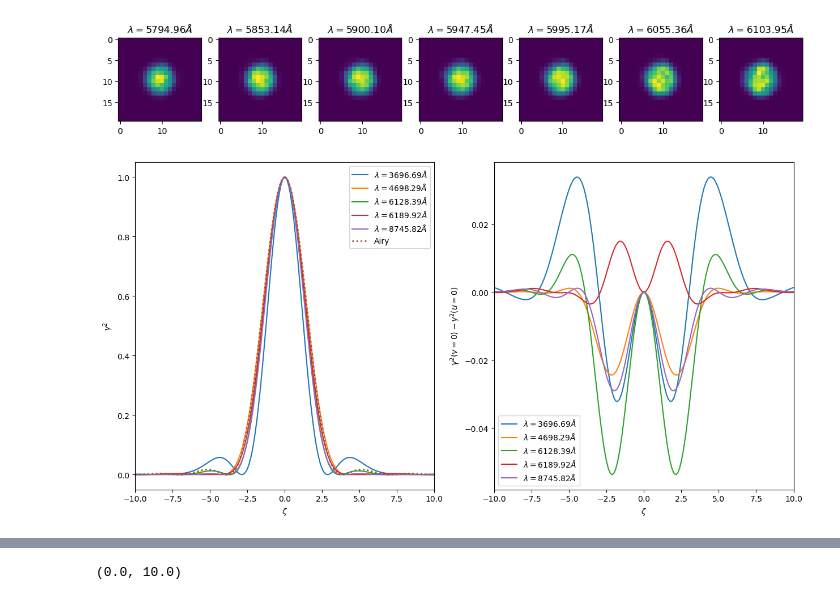
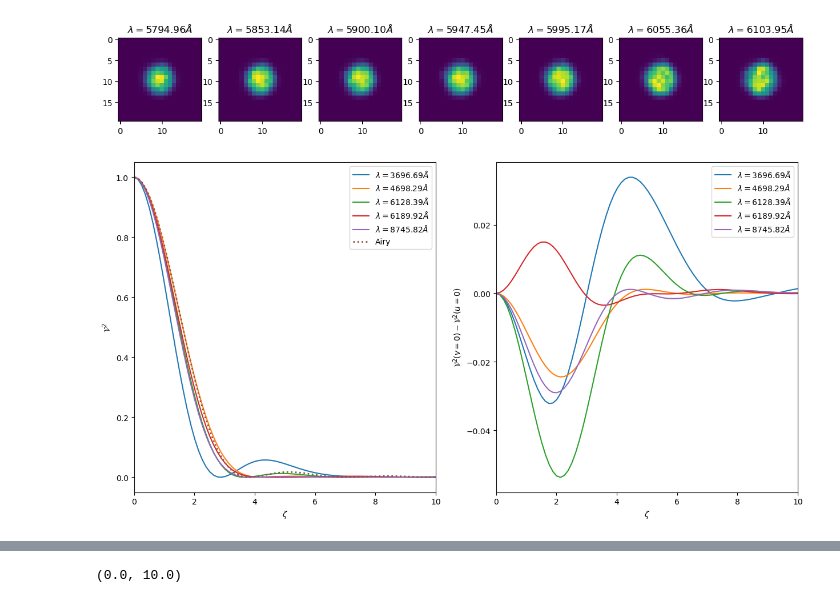
Before and after one commit to AlexGKim/II, a Jupyter notebook: sedona.ipynb, the cells around one changed output, grey strips where cells are left out. Cells and saved outputs as stored; diff of their text form; code cells hidden in the pictures.

```diff
--- a/sedona.ipynb
+++ b/sedona.ipynb
@@ -86,38 +86,38 @@ for i, idx in enumerate(idxs):
     gamma = jax.numpy.absolute(gamma)
     gamma2 = gamma*gamma
     gamma2_shift = numpy.fft.fftshift(gamma2)
     x = numpy.arange(gamma2.shape[0])-gamma2.shape[0]//2
     # axs.plot(x*numpy.pi/25,gamma2_shift[gamma2.shape[0]//2,:]) #,label=r'$u=0$')
     axs[0].plot(x*numpy.pi/25, gamma2_shift[:,gamma2.shape[0]//2],label=r'$\lambda={:.2f}\AA$'.format(wavegrid[idx]))
     axs[1].plot(x*numpy.pi/25, gamma2_shift[:,gamma2.shape[0]//2] - gamma2_shift[gamma2.shape[0]//2,:],label=r'$\lambda={:.2f}\AA$'.format(wavegrid[idx]))
 # axs.set_title(r'$\lambda={:.2f}\AA$'.format(wavegrid[idx]))
 
     # axs[i].plot(x*numpy.pi/25,gamma2_shift[gamma2.shape[0]//2,:],label=r'$u=0$')
     # axs[i].plot(x*numpy.pi/25, gamma2_shift[:,gamma2.shape[0]//2],label=r'$v=0$')
     # axs[i].set_xlim((-10,10))
     # axs[i].set_title(r'$\lambda={:.2f}\AA$'.format(wavegrid[idx]))
     # x_airy = numpy.linspace(-10.,10.,1001)
     # airy = (2*jv(1,x_airy)/x_airy)**2
     # axs[i].plot(x_airy,airy,label='Airy',ls='dotted',lw=2)
     # axs[i].legend()
     # print(gamma)
     # axs[i].imshow()
     # axs[i].imshow(gamma[0:fluxshape[0], 0:fluxshape[1]])
     # wef
 x_airy = numpy.linspace(-10.0,10.,1001)
 airy = (2*jv(1,x_airy)/x_airy)**2
 axs[0].plot(x_airy,airy,label='Airy',ls='dotted',lw=2)
-axs[0].set_xlim((-10,10))
+axs[0].set_xlim((0,10))
 axs[0].set_xlabel(r"$\zeta$")
-axs[0].set_ylabel(r"$\gamma^2$")
+axs[0].set_ylabel(r"$\mathcal{V}^2$")
 axs[0].legend()
-axs[1].set_xlim((-10,10))
+axs[1].set_xlim((0,10))
 axs[1].legend()
 axs[1].set_xlabel(r"$\zeta$")
-axs[1].set_ylabel(r"$\gamma^2(v=0)-\gamma^2(u=0)$")
+axs[1].set_ylabel(r"$\mathcal{V}^2(v=0)-\mathcal{V}^2(u=0)$")
 plt.savefig('gamma2_sedona.pdf')
 # %% [output]
-[figure, old version]
+[figure, new version]
 # %%
 wls = [5850,6055,6128,6189,6355.12]
 wls = [3700, 4700, 6055, 6355,8750]
```
Also changed, not shown: parts of 2 cells of this notebook, 1 other file.
